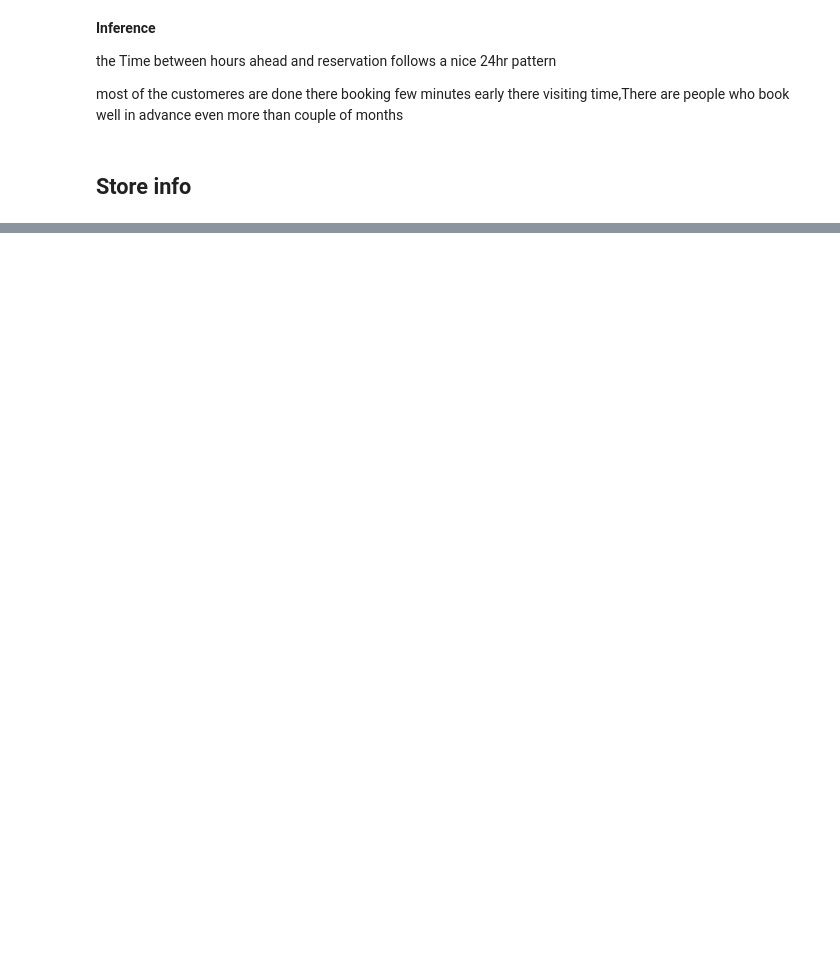
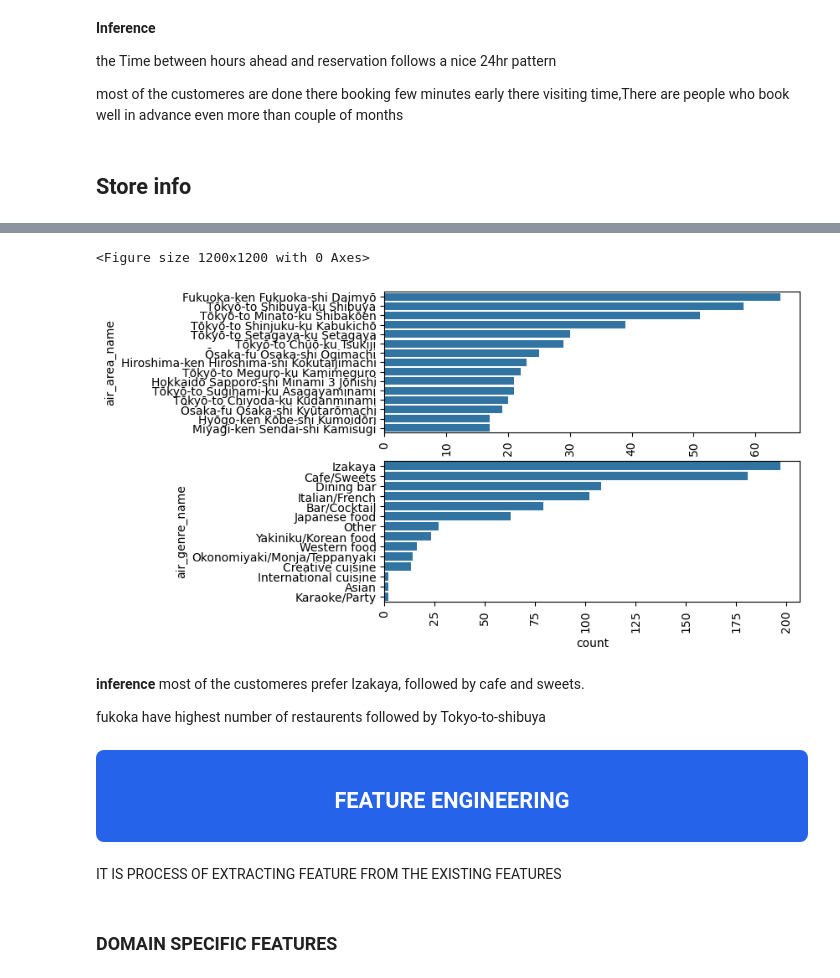
Before and after one commit to prasadPattuvamVeedu/Restaurent_visitor_forecating, a Jupyter notebook: resturent_visitor.ipynb, the cells around one changed output, grey strips where cells are left out. Cells and saved outputs as stored; diff of their text form; code cells hidden in the pictures; blank space fills up the shorter version.

```diff
--- a/resturent_visitor.ipynb
+++ b/resturent_visitor.ipynb
@@ -1545,3 +1539,5 @@ location
 | 106 | 43.770635 | 142.364819 | 13 |
 | 107 | 44.020632 | 144.273398 | 2 |
 108 rows × 3 columns
+# %%
+air_area = stores_df['air_area_name'].value_counts().reset_index().sort_index()
@@ -1547,0 +1560,2 @@ location
+# %%
+air_genre = stores_df["air_genre_name"].value_counts().reset_index().sort_index()
@@ -1547,0 +1580,25 @@ location
+# %%
+plt.figure(figsize=(12,12))
+fig,ax = plt.subplots(2,1)
+sns.barplot(y='air_area_name',x='count',data=air_area[:15],ax=ax[0])
+sns.barplot(y="air_genre_name",x='count',data=air_genre,ax=ax[1])
+ax[0].tick_params(axis='x', rotation=90)
+ax[1].tick_params(axis='x', rotation=90)
+# %% [output]
+<Figure size 1200x1200 with 0 Axes>
+[figure, added]
+# %% [markdown]
+__inference__
+most of the customeres prefer Izakaya, followed by cafe and sweets.
+
+fukoka have highest number of restaurents followed by Tokyo-to-shibuya
+# %% [markdown]
+<div style="background-color:#2563eb; padding:12px; border-radius:8px;">
+    <h2 style="color:white; margin:0; text-align:center; letter-spacing:1px;">
+       FEATURE ENGINEERING
+    </h2>
+</div>
+# %% [markdown]
+IT IS PROCESS OF EXTRACTING FEATURE FROM THE EXISTING FEATURES
+# %% [markdown]
+<H3>DOMAIN SPECIFIC FEATURES</H3>
```
Also changed, not shown: parts of 47 cells of this notebook.
